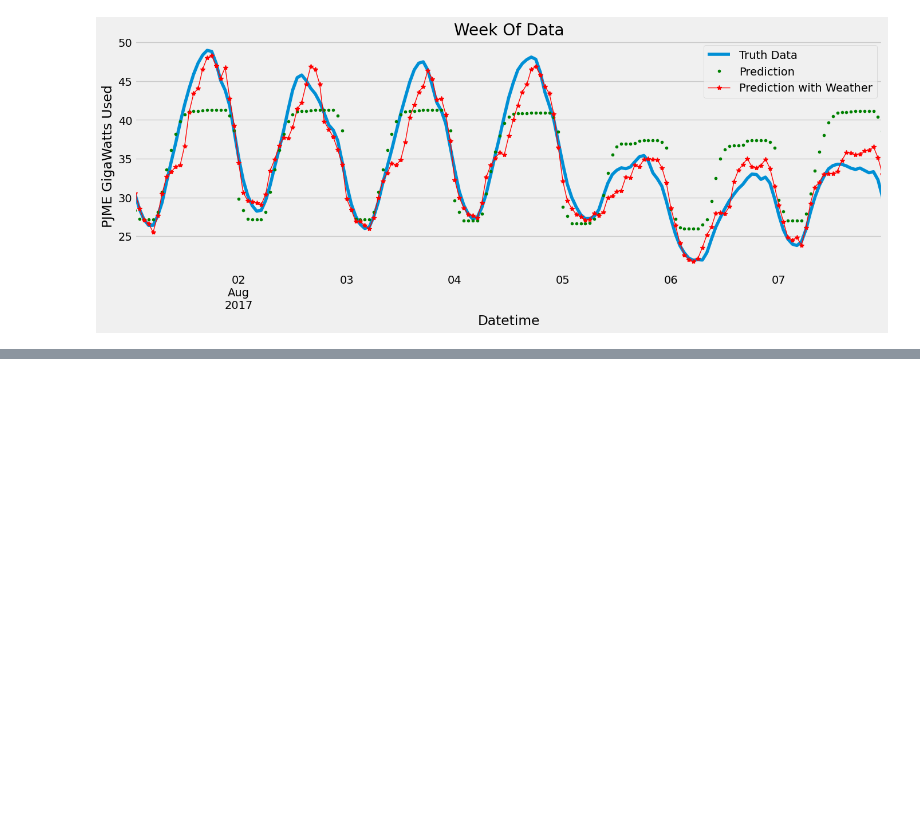
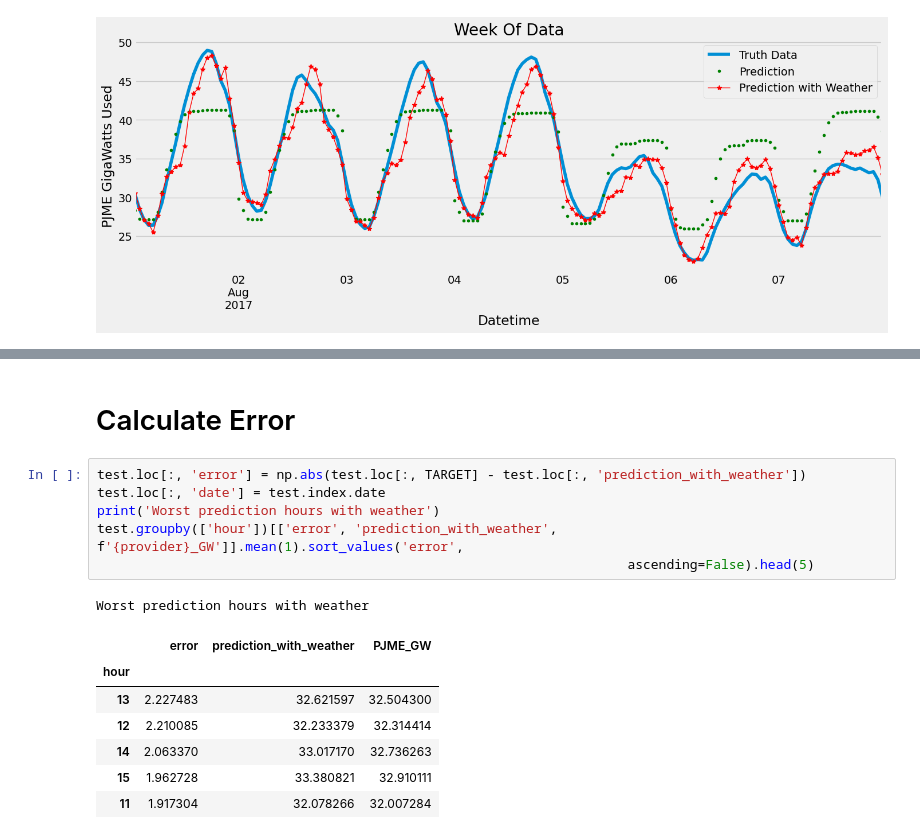
Before and after one commit to varunchaturmutha/Electricity-Usage-Prediction, a Jupyter notebook: Electricity_Grid.ipynb, the cells around one changed output, grey strips where cells are left out. Cells and saved outputs as stored; diff of their text form; blank space fills up the shorter version.

```diff
--- a/Electricity_Grid.ipynb
+++ b/Electricity_Grid.ipynb
@@ -539,0 +543,17 @@ plt.show()
+# %% [markdown]
+# Calculate Error
+# %%
+test.loc[:, 'error'] = np.abs(test.loc[:, TARGET] - test.loc[:, 'prediction_with_weather'])
+test.loc[:, 'date'] = test.index.date
+print('Worst prediction hours with weather')
+test.groupby(['hour'])[['error', 'prediction_with_weather', f'{provider}_GW']].mean(1).sort_values('error',
+                                                                    ascending=False).head(5)
+# %% [output]
+Worst prediction hours with weather
+|  | error | prediction_with_weather | PJME_GW |
+| hour |  |  |  |
+| 13 | 2.227483 | 32.621597 | 32.504300 |
+| 12 | 2.210085 | 32.233379 | 32.314414 |
+| 14 | 2.063370 | 33.017170 | 32.736263 |
+| 15 | 1.962728 | 33.380821 | 32.910111 |
+| 11 | 1.917304 | 32.078266 | 32.007284 |
```
Also changed, not shown: parts of 4 cells of this notebook.
